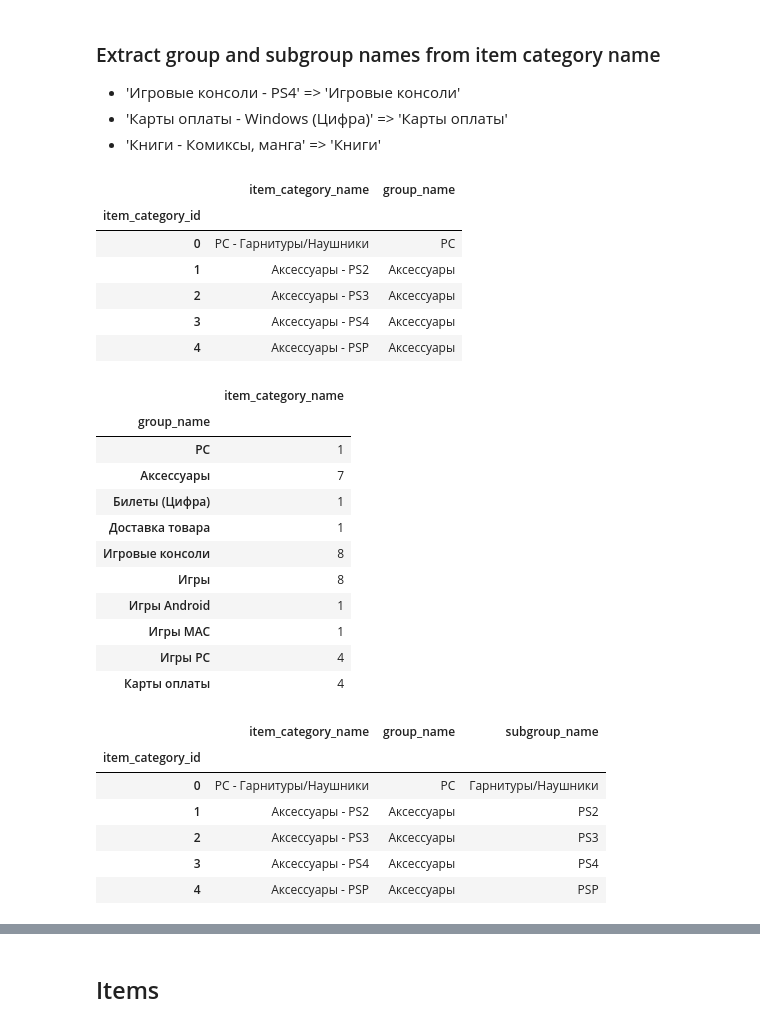
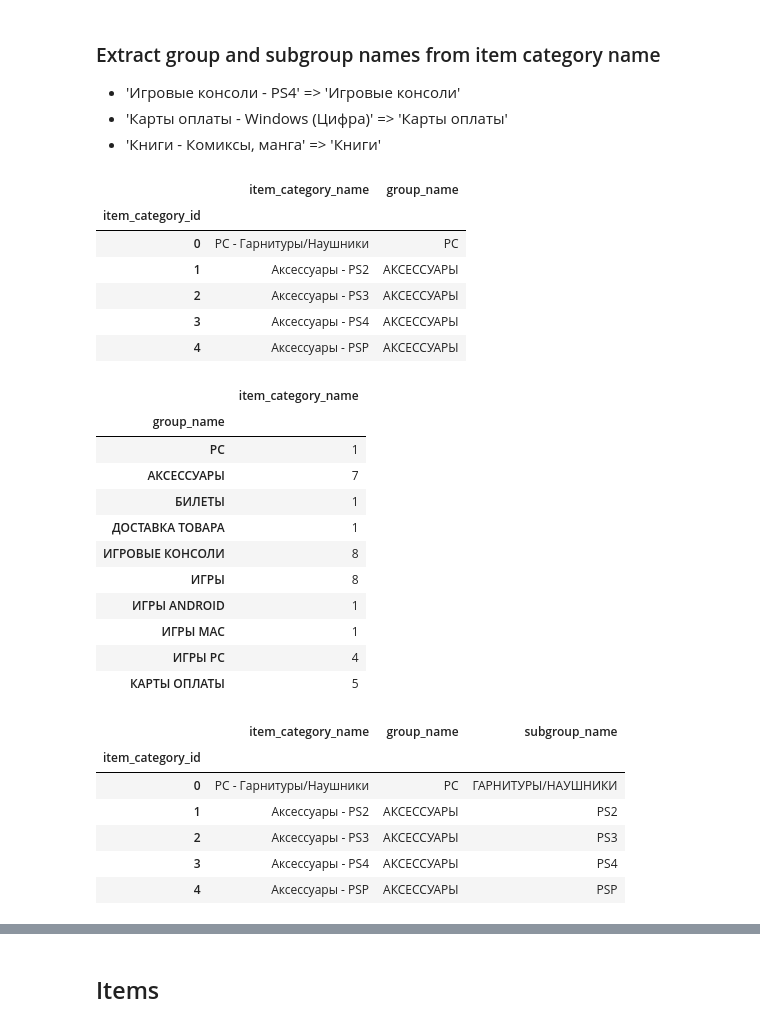
Before and after one commit to hjort/ai-labs, a Jupyter notebook: jupyter/future-sales/Predict Future Sales in Russia - Hjort.ipynb, the cells around one changed output, grey strips where cells are left out. Saved outputs shown, nothing was run; the diff lists cells and outputs as text; code cells hidden in the pictures.

```diff
--- a/jupyter/future-sales/Predict Future Sales in Russia - Hjort.ipynb
+++ b/jupyter/future-sales/Predict Future Sales in Russia - Hjort.ipynb
@@ -16,3 +16,4 @@ import pandas as pd
 # definir parâmetros extras
 pd.set_option('precision', 4)
 pd.set_option('display.max_columns', 100)
+pd.set_option('display.max_rows', 100)
@@ -21,3 +20,11 @@ input_prefix = 'data/'
+# %%
+input_prefix = 'data/'
+
+translate = False # original em russo
+#translate = True # traduzir para inglês
+
+trfile = '-translated' if translate else ''
+trcol = '_translated' if translate else ''
 # %% [markdown]
 ## Shops
 # %%
@@ -83,8 +125,7 @@ memory usage: 960.0+ bytes
 # %% [markdown]
 ## Item categories
 # %%
-df_categories = pd.read_csv(input_prefix + 'item_categories.csv', index_col='item_category_id')
-print(df_categories.shape)
-print(df_categories.describe())
+df_categories = pd.read_csv(input_prefix + 'item_categories' + trfile + '.csv', index_col='item_category_id')
+print('shape:', df_categories.shape)
 df_categories.head()
 # %% [output]
@@ -108,46 +152,57 @@ freq                                       1
 - 'Карты оплаты - Windows (Цифра)' => 'Карты оплаты'
 - 'Книги - Комиксы, манга' => 'Книги'
 # %%
-df_categories['group_name'] = df_categories['item_category_name'].apply(lambda s: s.split(' - ')[0])
+df_categories['group_name'] = \
+    df_categories['item_category_name' + trcol].apply(
+        lambda s: s.split(' - ')[0].split(' (')[0].upper())
+
 df_categories.head()
 # %% [output]
 |  | item_category_name | group_name |
 | item_category_id |  |  |
 | 0 | PC - Гарнитуры/Наушники | PC |
-| 1 | Аксессуары - PS2 | Аксессуары |
-| 2 | Аксессуары - PS3 | Аксессуары |
-| 3 | Аксессуары - PS4 | Аксессуары |
-| 4 | Аксессуары - PSP | Аксессуары |
+| 1 | Аксессуары - PS2 | АКСЕССУАРЫ |
+| 2 | Аксессуары - PS3 | АКСЕССУАРЫ |
+| 3 | Аксессуары - PS4 | АКСЕССУАРЫ |
+| 4 | Аксессуары - PSP | АКСЕССУАРЫ |
 # %%
 df_categories.groupby('group_name').count().head(10)
 # %% [output]
 |  | item_category_name |
 | group_name |  |
 | PC | 1 |
-| Аксессуары | 7 |
-| Билеты (Цифра) | 1 |
-| Доставка товара | 1 |
-| Игровые консоли | 8 |
-| Игры | 8 |
-| Игры Android | 1 |
-| Игры MAC | 1 |
-| Игры PC | 4 |
-| Карты оплаты | 4 |
+| АКСЕССУАРЫ | 7 |
+| БИЛЕТЫ | 1 |
+| ДОСТАВКА ТОВАРА | 1 |
+| ИГРОВЫЕ КОНСОЛИ | 8 |
+| ИГРЫ | 8 |
+| ИГРЫ ANDROID | 1 |
+| ИГРЫ MAC | 1 |
+| ИГРЫ PC | 4 |
+| КАРТЫ ОПЛАТЫ | 5 |
 # %%
 def extract_subgroup(s):
     gs = s.split(' - ')
-    return gs[1] if len(gs) > 1 else ''
+    if len(gs) > 1:
+        gs2 = gs[1].split(' (')
+        return gs2[0].upper()
+    else:
+        return ''
+    #return gs[1] if len(gs) > 1 else ''
 
-df_categories['subgroup_name'] = df_categories['item_category_name'].apply(lambda s: extract_subgroup(s))
+df_categories['subgroup_name'] = \
+    df_categories['item_category_name' + trcol].apply(
+        lambda s: extract_subgroup(s))
+
 df_categories.head()
 # %% [output]
 |  | item_category_name | group_name | subgroup_name |
 | item_category_id |  |  |  |
-| 0 | PC - Гарнитуры/Наушники | PC | Гарнитуры/Наушники |
-| 1 | Аксессуары - PS2 | Аксессуары | PS2 |
-| 2 | Аксессуары - PS3 | Аксессуары | PS3 |
-| 3 | Аксессуары - PS4 | Аксессуары | PS4 |
-| 4 | Аксессуары - PSP | Аксессуары | PSP |
+| 0 | PC - Гарнитуры/Наушники | PC | ГАРНИТУРЫ/НАУШНИКИ |
+| 1 | Аксессуары - PS2 | АКСЕССУАРЫ | PS2 |
+| 2 | Аксессуары - PS3 | АКСЕССУАРЫ | PS3 |
+| 3 | Аксессуары - PS4 | АКСЕССУАРЫ | PS4 |
+| 4 | Аксессуары - PSP | АКСЕССУАРЫ | PSP |
 # %%
 df_categories.groupby('subgroup_name').count().head(10)
 # %% [output]
```
Also changed, not shown: parts of 34 cells of this notebook.
